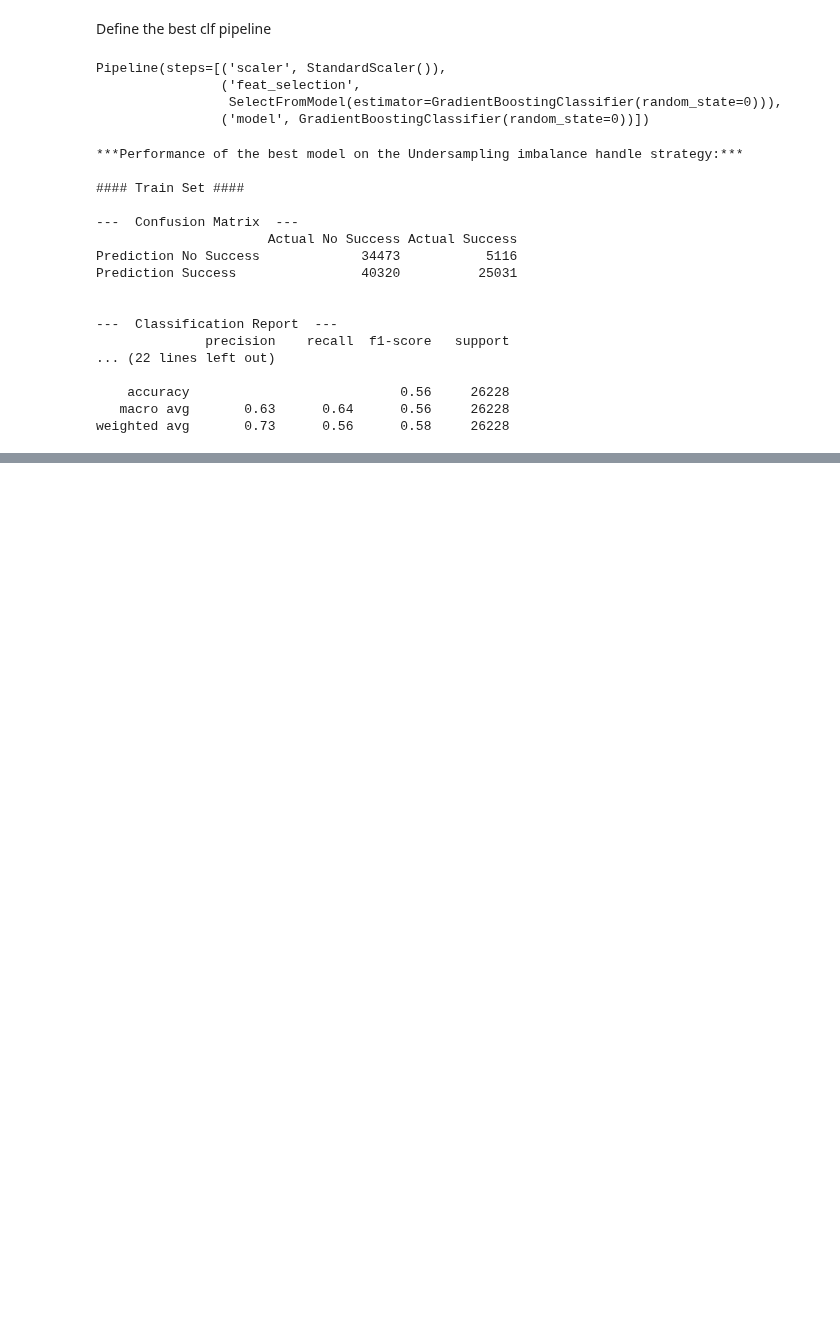
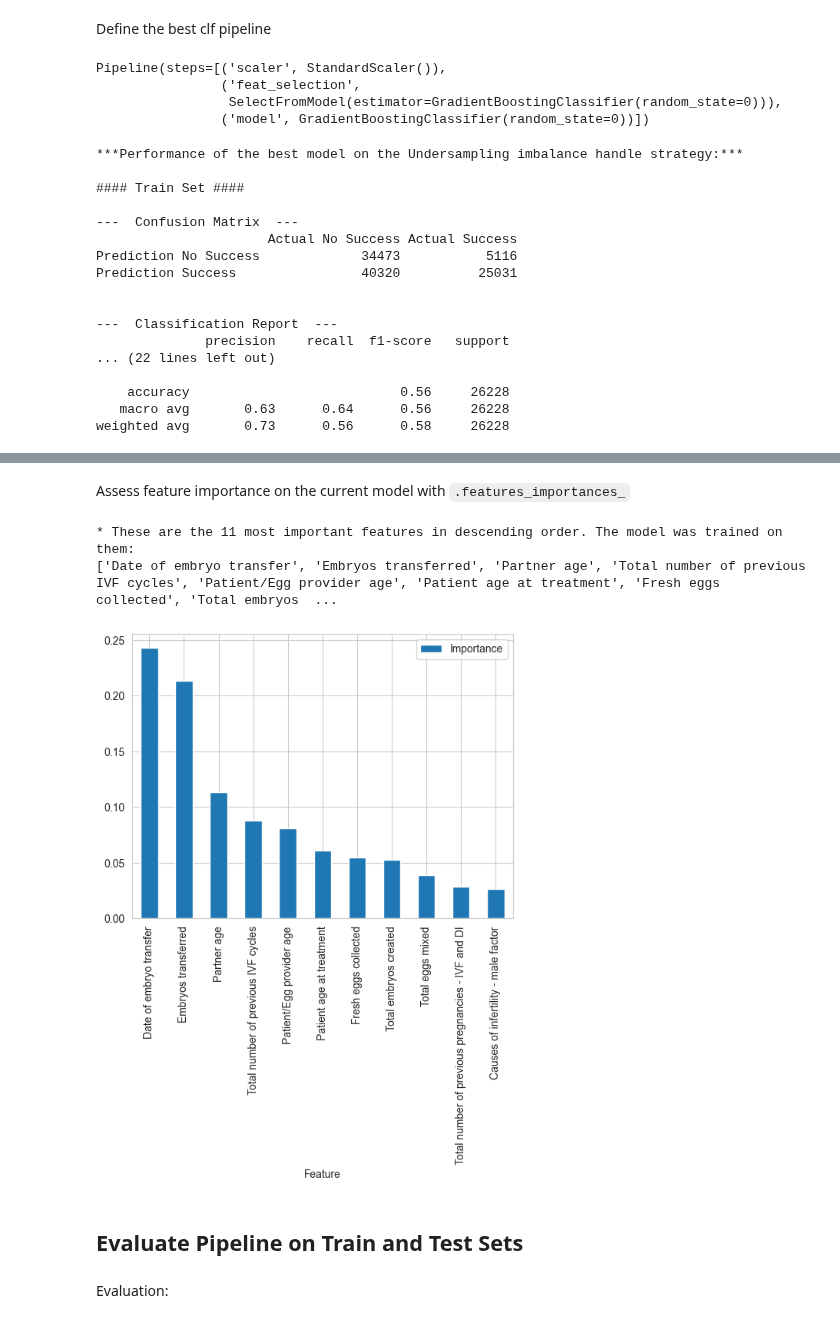
Before and after one commit to pswhdev/ivf-success-predictor, a Jupyter notebook: jupyter_notebooks/05 - Modeling and Evaluation Predict Success.ipynb, the cells around one changed output, grey strips where cells are left out. Drawn from its saved outputs; the diff is of its cells as text; code cells hidden in the pictures; blank space fills up the shorter version.

```diff
--- a/jupyter_notebooks/05 - Modeling and Evaluation Predict Success.ipynb
+++ b/jupyter_notebooks/05 - Modeling and Evaluation Predict Success.ipynb
@@ -1300,0 +1434,5 @@ weighted avg       0.73      0.56      0.58     26228
+# %%
+print(y_train.value_counts())
+
+search = HyperparameterOptimizationSearch(models=models_search, params=params_search)
+search.fit(X_train, y_train, cv=5, n_jobs=-1, scoring=scoring, refit='f1')
@@ -1300,0 +1466,3 @@ weighted avg       0.73      0.56      0.58     26228
+# %%
+grid_search_summary, grid_search_pipelines = search.score_summary(sort_by='f1', scoring=scoring)
+grid_search_summary
@@ -1300,0 +1485,3 @@ weighted avg       0.73      0.56      0.58     26228
+# %%
+best_model = grid_search_summary.iloc[0,0]
+best_model
@@ -1300,0 +1506,3 @@ weighted avg       0.73      0.56      0.58     26228
+# %%
+pipeline_clf = grid_search_pipelines[best_model].best_estimator_
+pipeline_clf
@@ -1300,0 +1528,28 @@ weighted avg       0.73      0.56      0.58     26228
+# %% [markdown]
+Assess feature importance on the current model with `.features_importances_`
+# %%
+# create DataFrame to display feature importance
+df_feature_importance = pd.DataFrame(
+    data={
+        "Feature": X_train.columns[pipeline_clf["feat_selection"].get_support()],
+        "Importance": pipeline_clf["model"].feature_importances_,
+    }
+).sort_values(by="Importance", ascending=False)
+
+# re-assign best_features order
+best_features = df_feature_importance["Feature"].to_list()
+
+# Most important features statement and plot
+print(
+    f"* These are the {len(best_features)} most important features in descending order. "
+    f"The model was trained on them: \n{df_feature_importance['Feature'].to_list()}"
+)
+
+df_feature_importance.plot(kind="bar", x="Feature", y="Importance")
+plt.show()
+# %% [output]
+* These are the 11 most important features in descending order. The model was trained on them:
+['Date of embryo transfer', 'Embryos transferred', 'Partner age', 'Total number of previous IVF cycles', 'Patient/Egg provider age', 'Patient age at treatment', 'Fresh eggs collected', 'Total embryos  ...
+[figure, added]
+# %% [markdown]
+## Evaluate Pipeline on Train and Test Sets
@@ -1300,0 +1584,2 @@ weighted avg       0.73      0.56      0.58     26228
+# %% [markdown]
+Evaluation:
```
Also changed, not shown: parts of 42 cells of this notebook.
